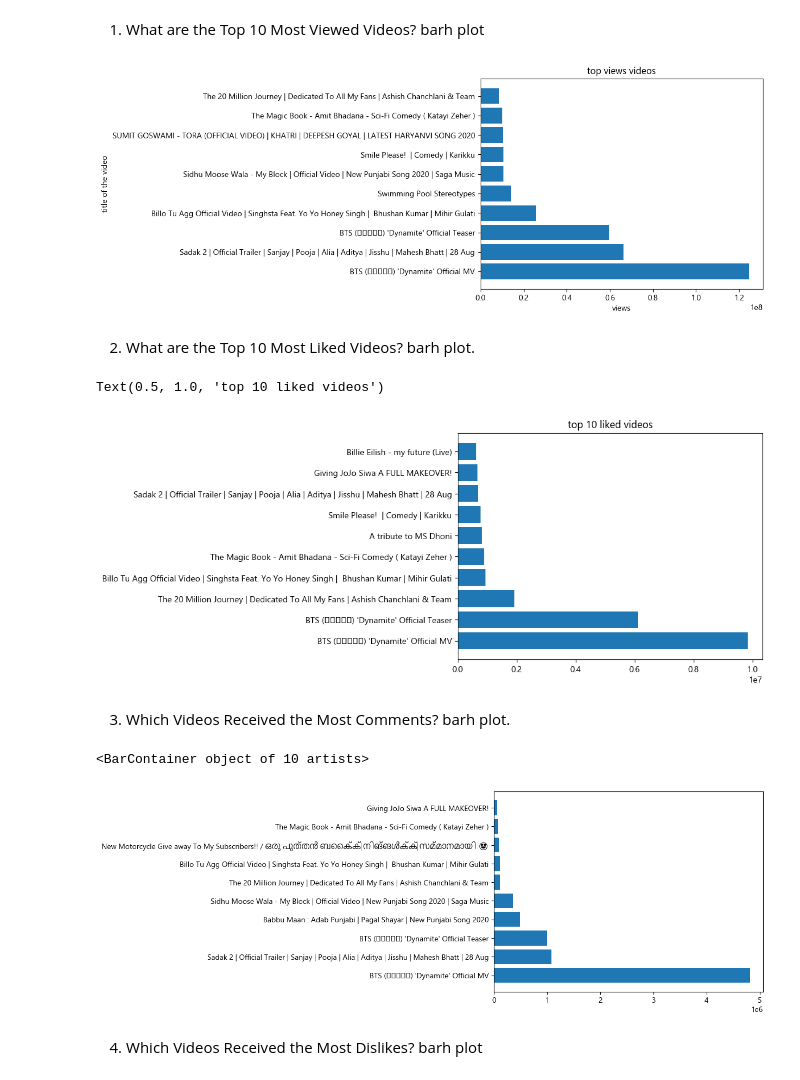
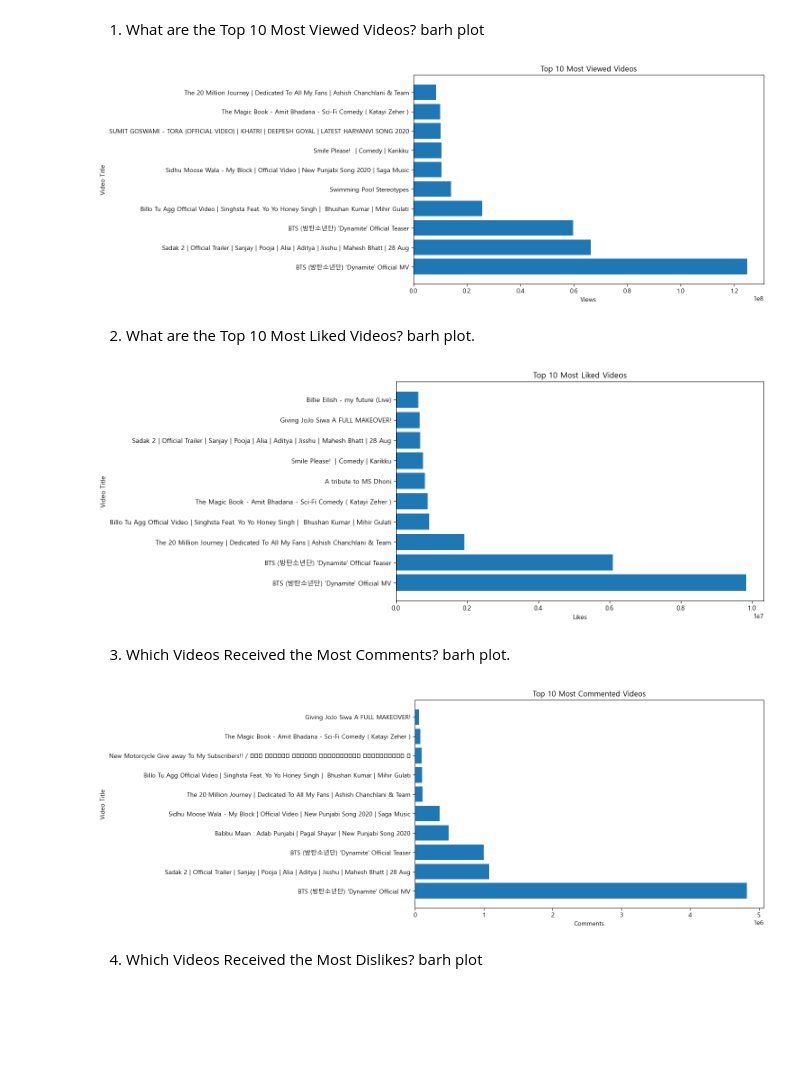
Before and after one commit to ChandraSekhar-3316/Aiml-Internship, a Jupyter notebook: Day-10/eda_report.ipynb, the cells around one changed output. Cells and saved outputs as stored; diff of their text form; code cells hidden in the pictures; blank space fills up the shorter version.

```diff
--- a/Day-10/eda_report.ipynb
+++ b/Day-10/eda_report.ipynb
@@ -8,12 +8,13 @@ import pandas as pd
 import matplotlib.pyplot as plt
 
 
-df = pd.read_csv("2020-Augustvideos.csv")
+df = pd.read_csv("cleaned_dataset.csv")
 
 # structural diagnosis
 print(df.shape)
 df.info()
 df.describe()
+df.head()
 # %% [output]
 (200, 5)
 <class 'pandas.DataFrame'>
@@ -39,0 +38,13 @@ memory usage: 7.9 KB
+# %%
+# Check duplicates
+
+duplicate_count = df.duplicated().sum()
+print("Duplicates Before:", duplicate_count)
+
+# Remove duplicates
+
+df = df.drop_duplicates()
+
+# Verify
+
+print("Duplicates After:", df.duplicated().sum())
@@ -39,0 +54,13 @@ memory usage: 7.9 KB
+# %%
+numeric_cols = [
+    'view_count',
+    'likes',
+    'dislikes',
+    'comment_count'
+]
+
+df[numeric_cols] = df[numeric_cols].apply(
+    pd.to_numeric,
+    errors='coerce'
+)
+df.info()
@@ -56,43 +104,52 @@ Structural
 # %% [markdown]
 1. What are the Top 10 Most Viewed Videos? barh plot
 # %%
+plt.rcParams['font.family']='Malgun Gothic'
 top_views = df.sort_values(
     by='view_count',
-    ascending=False,
-)[['title', 'view_count']].head(10)
+    ascending=False
+)[['title','view_count']].head(10)
 
-plt.barh(top_views['title'],top_views['view_count'])
-plt.title("top views videos")
-plt.xlabel('views')
-plt.ylabel('title of the video')
+plt.figure(figsize=(10,6))
+plt.barh(top_views['title'], top_views['view_count'])
+plt.title("Top 10 Most Viewed Videos")
+plt.xlabel("Views")
+plt.ylabel("Video Title")
 plt.show()
 # %% [output]
-[figure, old version]
+[figure, new version]
 # %% [markdown]
 2. What are the Top 10 Most Liked Videos? barh plot.
 # %%
 top_likes = df.sort_values(
     by='likes',
-    ascending=False,
-)[['title', 'likes']].head(10)
+    ascending=False
+)[['title','likes']].head(10)
 
-plt.barh(top_likes['title'],top_likes['likes'])
-plt.title("top 10 liked videos")
+plt.figure(figsize=(10,6))
+plt.barh(top_likes['title'], top_likes['likes'])
+plt.title("Top 10 Most Liked Videos")
+plt.xlabel("Likes")
+plt.ylabel("Video Title")
+plt.show()
 # %% [output]
-Text(0.5, 1.0, 'top 10 liked videos')
-[figure, old version]
+[figure, new version]
 # %% [markdown]
 3. Which Videos Received the Most Comments? barh plot.
 # %%
 top_comments = df.sort_values(
-    by = "comment_count",
+    by='comment_count',
     ascending=False
 )[['title','comment_count']].head(10)
 
-plt.barh(top_comments['title'],top_comments['comment_count'])
+plt.figure(figsize=(10,6))
+plt.barh(top_comments['title'], top_comments['comment_count'])
+plt.title("Top 10 Most Commented Videos")
+plt.xlabel("Comments")
+plt.ylabel("Video Title")
+plt.show()
 # %% [output]
-<BarContainer object of 10 artists>
-[figure, old version]
+[figure, new version]
 # %% [markdown]
 4. Which Videos Received the Most Dislikes? barh plot
 # %%
```
Also changed, not shown: parts of 32 cells of this notebook, 1 other file.
